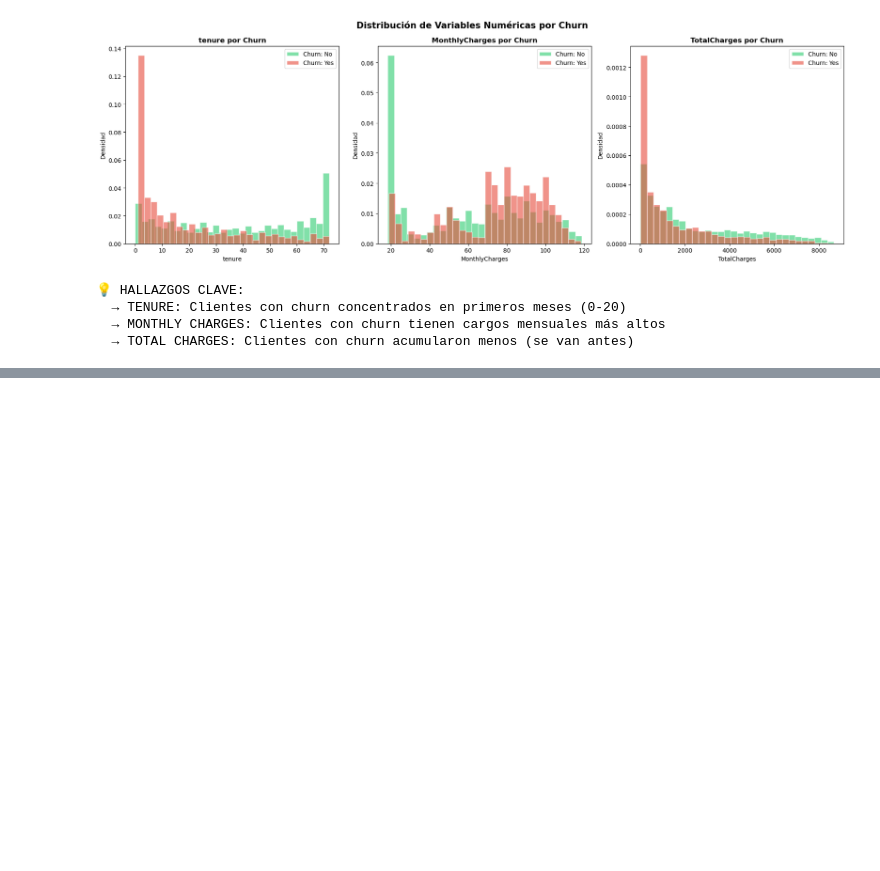
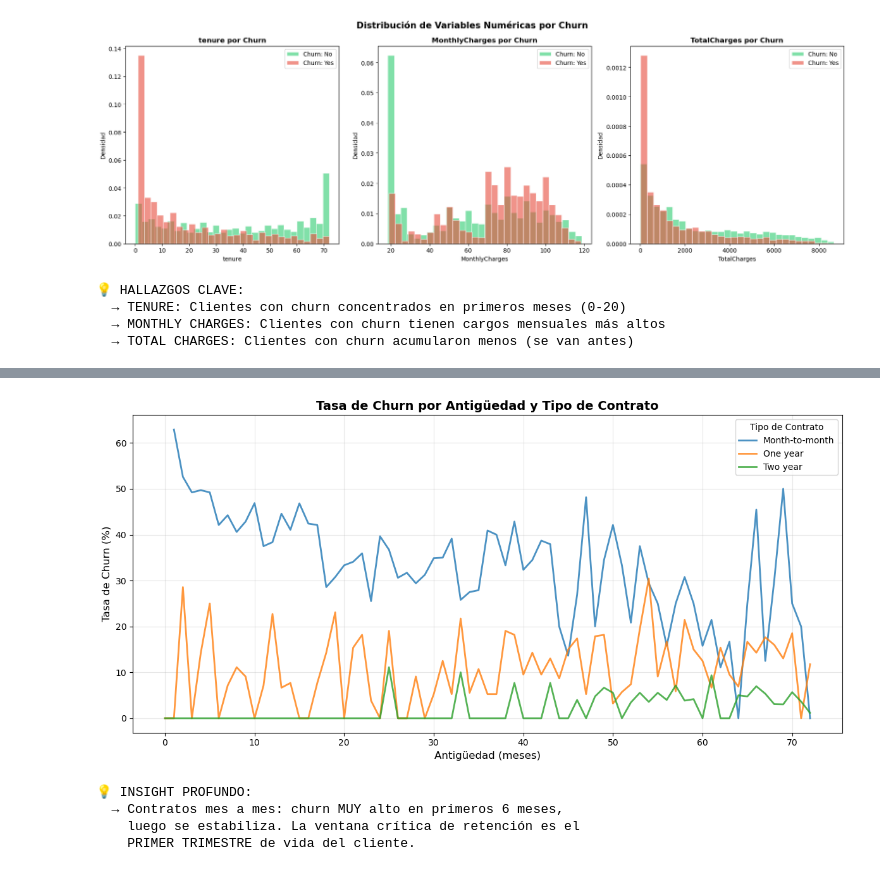
Before and after one commit to Caero-Nahuel/Analisis-de-CHURN-de-Clientes-Telecom-Industry, a Jupyter notebook: notebooks/04_analisis_bivariado.ipynb, the cells around one changed output, grey strips where cells are left out. Drawn from its saved outputs; the diff is of its cells as text; code cells hidden in the pictures; blank space fills up the shorter version.

```diff
--- a/notebooks/04_analisis_bivariado.ipynb
+++ b/notebooks/04_analisis_bivariado.ipynb
@@ -127,0 +172,34 @@ print("  → TOTAL CHARGES: Clientes con churn acumularon menos (se van antes)")
+# %%
+# --- ANÁLISIS PROFUNDO: Interacción entre variables ---
+# Tipo de contrato × Tenure × Churn
+
+fig, ax = plt.subplots(figsize=(12, 6))
+
+for contrato in df["Contract"].unique():
+    subset = df[df["Contract"] == contrato]
+    # Calcular tasa de churn por mes de tenure
+    churn_por_tenure = subset.groupby("tenure")["Churn_Binary"].mean() * 100
+    ax.plot(churn_por_tenure.index, churn_por_tenure.values,
+            label=contrato, linewidth=2, alpha=0.8)
+
+ax.set_xlabel("Antigüedad (meses)", fontsize=12)
+ax.set_ylabel("Tasa de Churn (%)", fontsize=12)
+ax.set_title("Tasa de Churn por Antigüedad y Tipo de Contrato",
+            fontsize=14, fontweight="bold")
+ax.legend(title="Tipo de Contrato", fontsize=10)
+ax.grid(True, alpha=0.3)
+
+plt.tight_layout()
+plt.savefig("../visuals/08_churn_tenure_contrato.png", dpi=150, bbox_inches="tight")
+plt.show()
+
+print("\n💡 INSIGHT PROFUNDO:")
+print("  → Contratos mes a mes: churn MUY alto en primeros 6 meses,")
+print("    luego se estabiliza. La ventana crítica de retención es el")
+print("    PRIMER TRIMESTRE de vida del cliente.")
+# %% [output]
+[figure, added]
+💡 INSIGHT PROFUNDO:
+  → Contratos mes a mes: churn MUY alto en primeros 6 meses,
+    luego se estabiliza. La ventana crítica de retención es el
+    PRIMER TRIMESTRE de vida del cliente.
```
Also changed, not shown: parts of 4 cells of this notebook.
